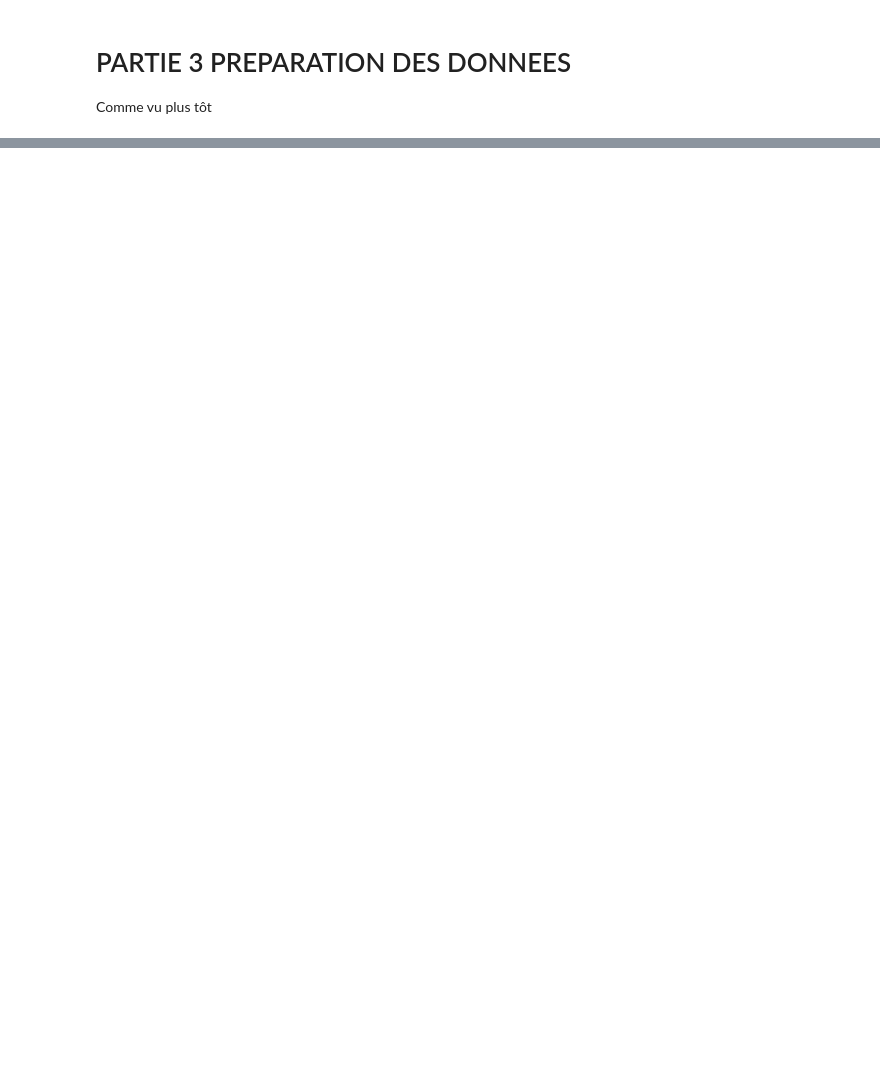
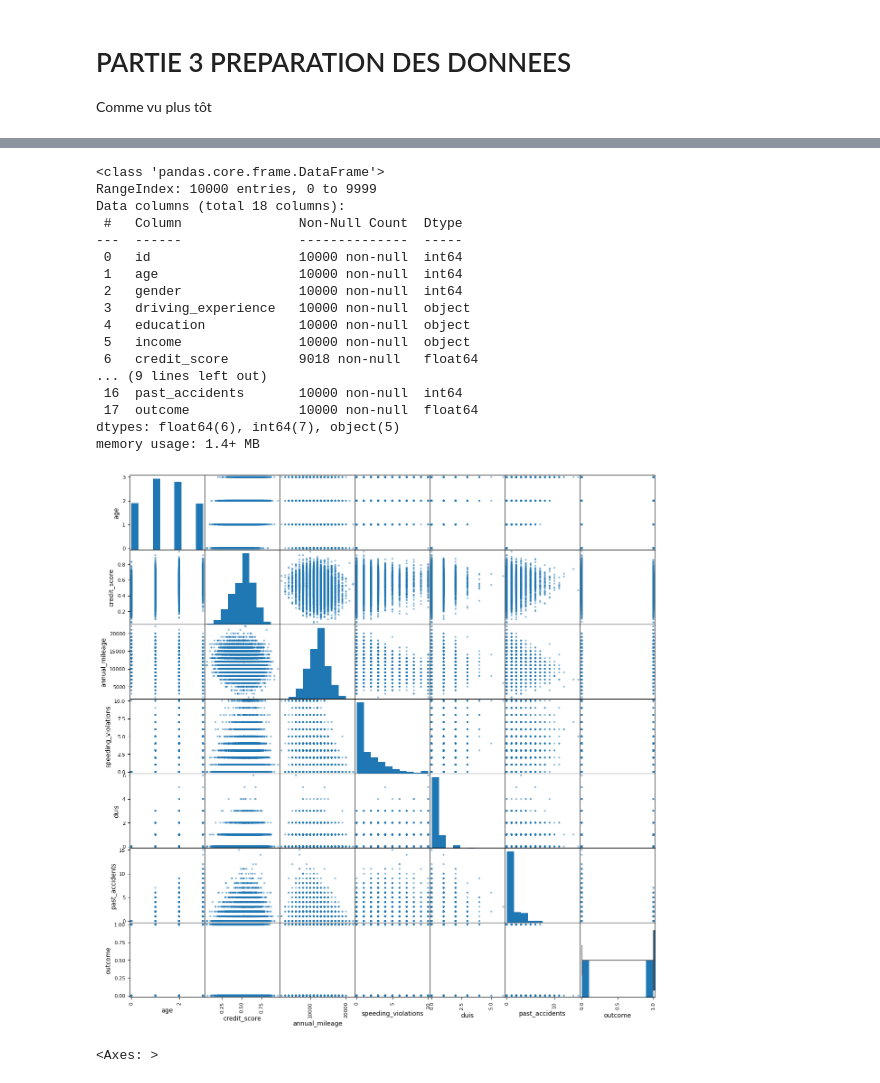
Before and after one commit to phoquiche/projet_data_science, a Jupyter notebook: projet.ipynb, the cells around one changed output, grey strips where cells are left out. Cells and saved outputs as stored; diff of their text form; code cells hidden in the pictures; blank space fills up the shorter version.

```diff
--- a/projet.ipynb
+++ b/projet.ipynb
@@ -153,0 +200,64 @@ preprocessor = ColumnTransformer(
+# %%
+from sklearn.impute import SimpleImputer
+from sklearn.preprocessing import OneHotEncoder
+from sklearn.compose import ColumnTransformer
+import pandas as pd
+import matplotlib.pyplot as plt
+import seaborn as sns
+
+data = pd.read_csv('car_insurance.csv')
+
+# Examen des premières lignes et des informations sur les colonnes
+first_rows = data.head()
+info = data.info()
+description = data.describe()
+
+
+# Imputation des valeurs manquantes
+imputer = SimpleImputer(strategy='median')
+data['credit_score'] = imputer.fit_transform(data[['credit_score']])
+data['annual_mileage'] = imputer.fit_transform(data[['annual_mileage']])
+
+# Limitation des valeurs aberrantes
+data['speeding_violations'] = data['speeding_violations'].apply(lambda x: min(x, 10))
+data['children'] = data['children'].apply(lambda x: min(x, 5))
+
+# Encodage des variables qualitatives
+categorical_features = ['driving_experience', 'education', 'income', 'vehicle_year', 'vehicle_type']
+encoder = OneHotEncoder()
+
+# Transformation des données
+preprocessor = ColumnTransformer(
+    transformers=[
+        ('num', SimpleImputer(strategy='median'), ['age', 'credit_score', 'annual_mileage']),
+        ('cat', OneHotEncoder(), categorical_features)
+    ])
+
+numeric_data = data[['age', 'credit_score', 'annual_mileage', 'speeding_violations', 'duis', 'past_accidents', 'outcome']]
+
+cor = numeric_data.corr()
+scatter_matrix = pd.plotting.scatter_matrix(numeric_data, figsize=(15, 15))
+
+
+plt.show()
+sns.heatmap(cor, annot=True, cmap=plt.cm.Reds)
+# %% [output]
+<class 'pandas.core.frame.DataFrame'>
+RangeIndex: 10000 entries, 0 to 9999
+Data columns (total 18 columns):
+ #   Column               Non-Null Count  Dtype
+---  ------               --------------  -----
+ 0   id                   10000 non-null  int64
+ 1   age                  10000 non-null  int64
+ 2   gender               10000 non-null  int64
+ 3   driving_experience   10000 non-null  object
+ 4   education            10000 non-null  object
+ 5   income               10000 non-null  object
+ 6   credit_score         9018 non-null   float64
+... (9 lines left out)
+ 16  past_accidents       10000 non-null  int64
+ 17  outcome              10000 non-null  float64
+dtypes: float64(6), int64(7), object(5)
+memory usage: 1.4+ MB
+[figure, added]
+<Axes: >
```
Also changed, not shown: parts of 5 cells of this notebook.
